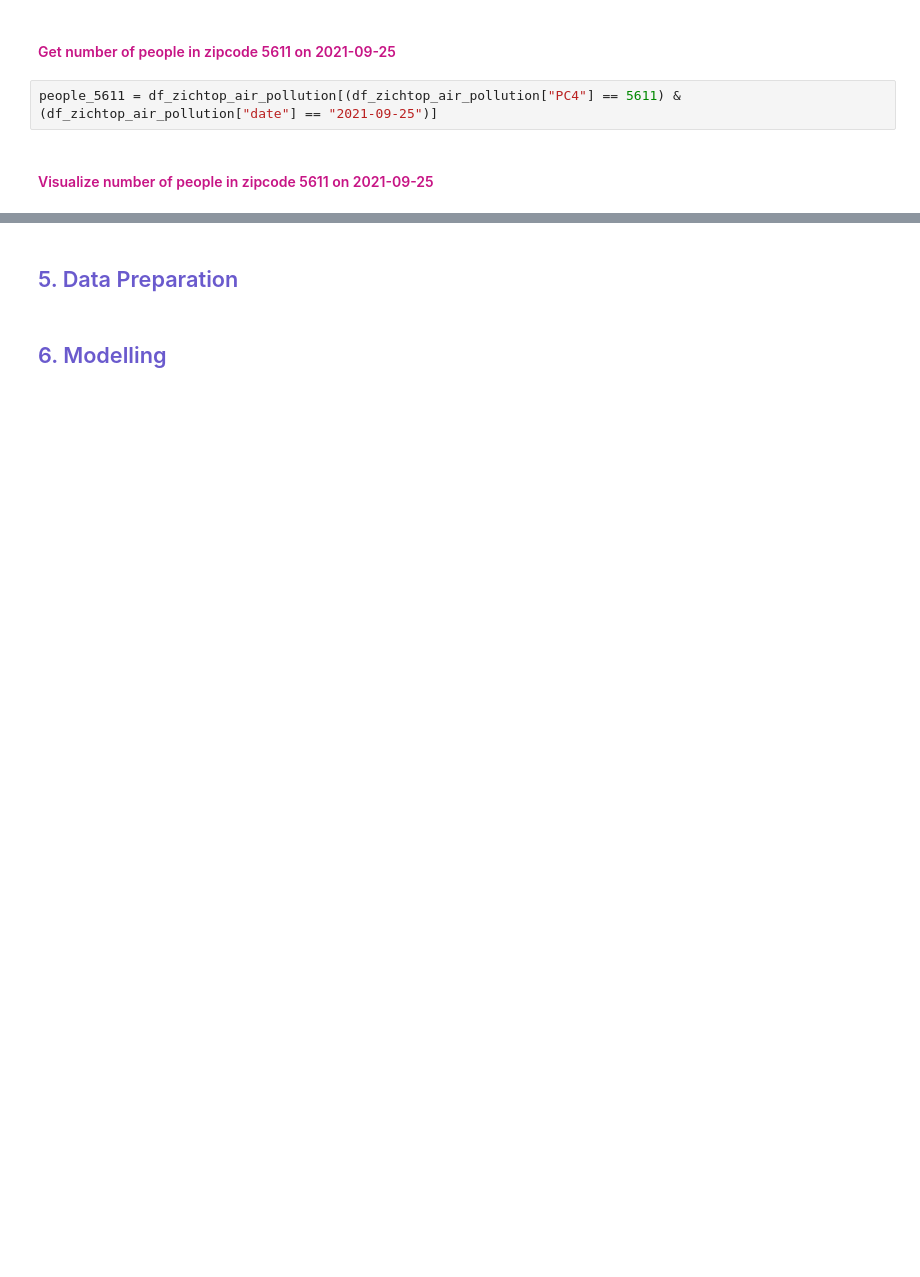
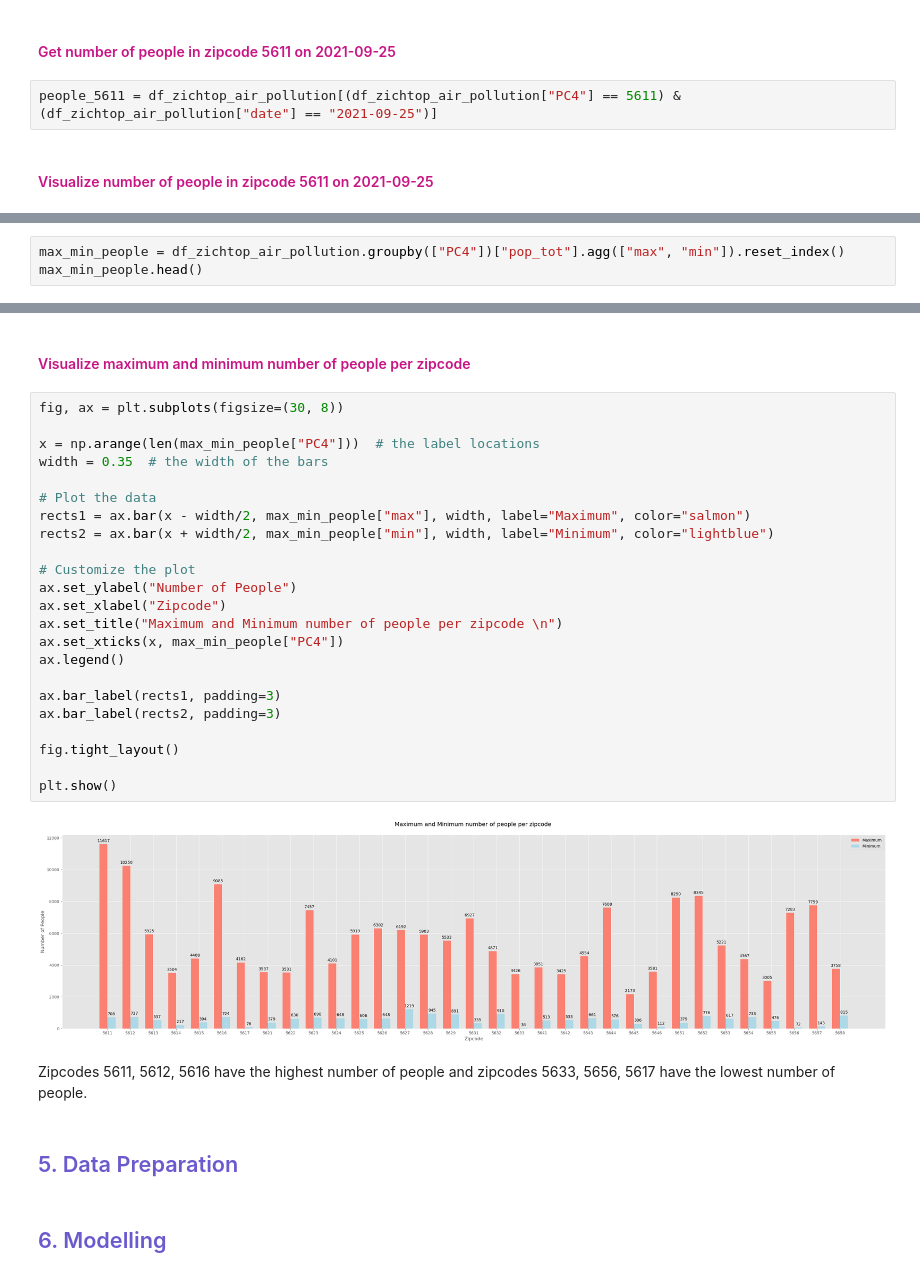
Before and after one commit to rawan-a-d/Air-Quality-Prediction, a Jupyter notebook: notebook.ipynb, the cells around one changed output, grey strips where cells are left out. Cells and saved outputs as stored; diff of their text form; blank space fills up the shorter version.

```diff
--- a/notebook.ipynb
+++ b/notebook.ipynb
@@ -253,0 +296,3 @@ ax.set(title="Number of people in zipcode: 5611 on 2021-09-25 per hour \n",
+# %%
+max_min_people = df_zichtop_air_pollution.groupby(["PC4"])["pop_tot"].agg(["max", "min"]).reset_index()
+max_min_people.head()
@@ -254,3 +306,32 @@ ax.set(title="Number of people in zipcode: 5611 on 2021-09-25 per hour \n",
+# %% [markdown]
+<h4><font color=mediumvioletred> Visualize maximum and minimum number of people per zipcode </font></h4>
+# %%
+fig, ax = plt.subplots(figsize=(30, 8))
+
+x = np.arange(len(max_min_people["PC4"]))  # the label locations
+width = 0.35  # the width of the bars
+
+# Plot the data
+rects1 = ax.bar(x - width/2, max_min_people["max"], width, label="Maximum", color="salmon")
+rects2 = ax.bar(x + width/2, max_min_people["min"], width, label="Minimum", color="lightblue")
+
+# Customize the plot
+ax.set_ylabel("Number of People")
+ax.set_xlabel("Zipcode")
+ax.set_title("Maximum and Minimum number of people per zipcode \n")
+ax.set_xticks(x, max_min_people["PC4"])
+ax.legend()
+
+ax.bar_label(rects1, padding=3)
+ax.bar_label(rects2, padding=3)
+
+fig.tight_layout()
+
+plt.show()
+# %% [output]
+[figure, added]
+# %% [markdown]
+Zipcodes 5611, 5612, 5616 have the highest number of people and zipcodes 5633, 5656, 5617 have the lowest number of people.
 # %% [markdown]
 <h2><font color=slateblue> 5. Data Preparation </font></h2>
 # %% [markdown]
```
Also changed, not shown: parts of 13 cells of this notebook.
